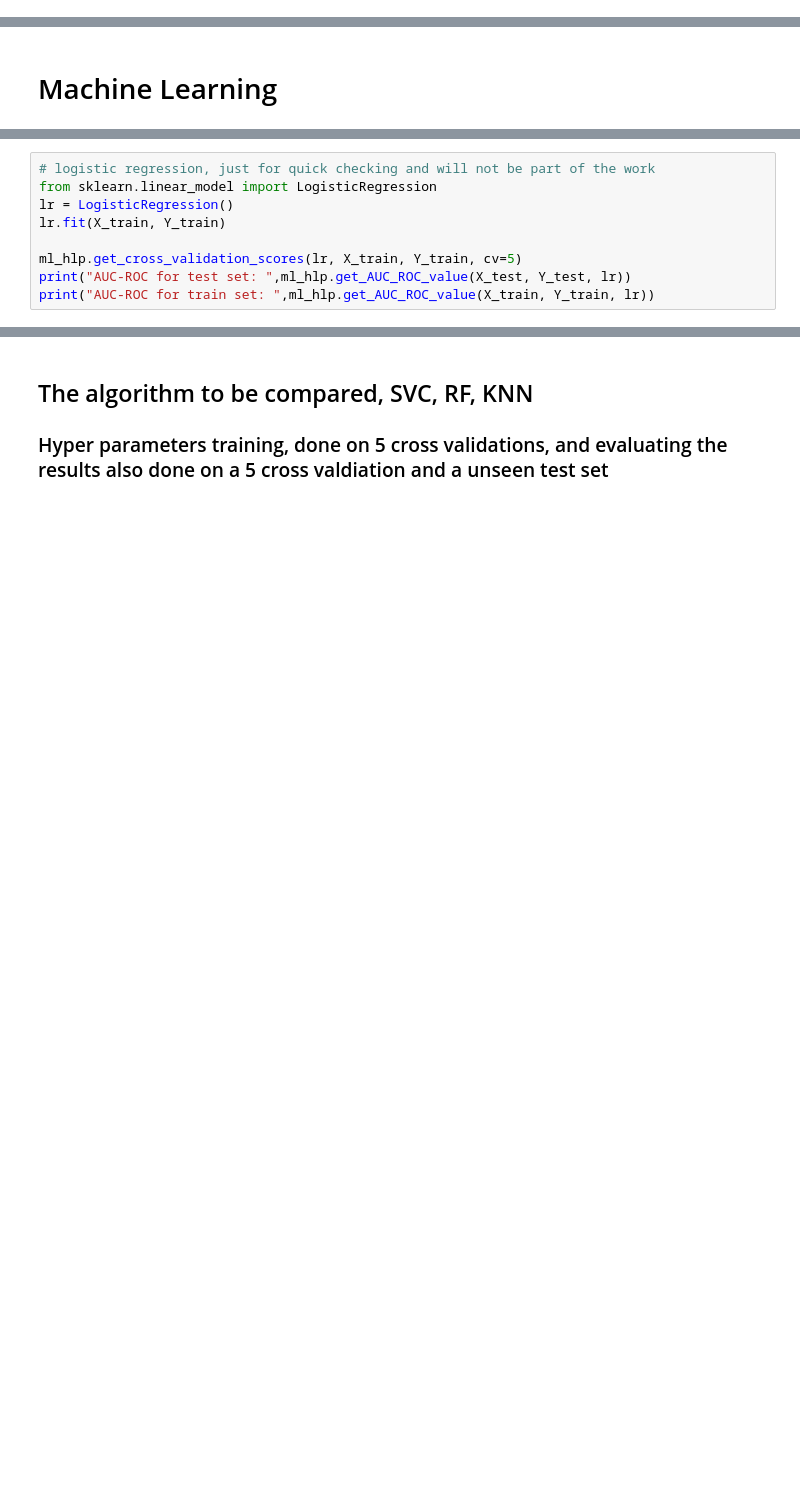
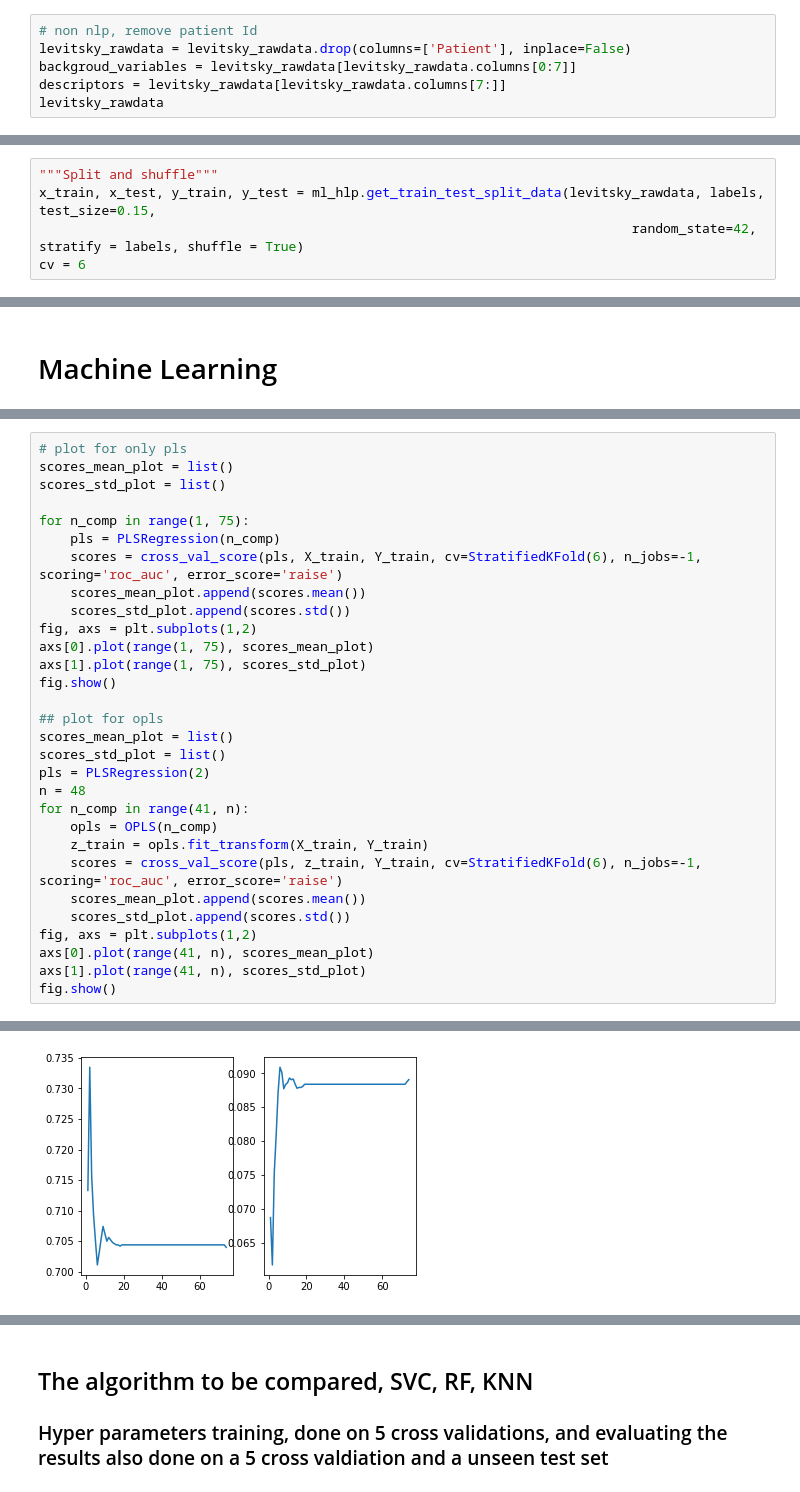
Before and after one commit to Ahmadsad/LungCancer, a Jupyter notebook: replikat_Easy_symptoms_features.ipynb, the cells around one changed output, grey strips where cells are left out. Drawn from its saved outputs; the diff is of its cells as text; blank space fills up the shorter version.

```diff
--- a/replikat_Easy_symptoms_features.ipynb
+++ b/replikat_Easy_symptoms_features.ipynb
@@ -31,0 +258,6 @@ main_dict = hlp.load_dict_from_json_file(dict_path)
+# %%
+# non nlp, remove patient Id
+levitsky_rawdata = levitsky_rawdata.drop(columns=['Patient'], inplace=False)
+backgroud_variables = levitsky_rawdata[levitsky_rawdata.columns[0:7]]
+descriptors = levitsky_rawdata[levitsky_rawdata.columns[7:]]
+levitsky_rawdata
@@ -150,0 +430,5 @@ print(top_feat)
+# %%
+"""Split and shuffle"""
+x_train, x_test, y_train, y_test = ml_hlp.get_train_test_split_data(levitsky_rawdata, labels, test_size=0.15,
+                                                                            random_state=42, stratify = labels, shuffle = True)
+cv = 6
@@ -169,9 +454,0 @@ from sklearn.utils.fixes import loguniform
-# %%
-# logistic regression, just for quick checking and will not be part of the work
-from sklearn.linear_model import LogisticRegression
-lr = LogisticRegression()
-lr.fit(X_train, Y_train)
-
-ml_hlp.get_cross_validation_scores(lr, X_train, Y_train, cv=5)
-print("AUC-ROC for test set: ",ml_hlp.get_AUC_ROC_value(X_test, Y_test, lr))
-print("AUC-ROC for train set: ",ml_hlp.get_AUC_ROC_value(X_train, Y_train, lr))
@@ -181,0 +464,31 @@ AUC-ROC for train set:  0.5596128170894527
+# %%
+# plot for only pls
+scores_mean_plot = list()
+scores_std_plot = list()
+
+for n_comp in range(1, 75):
+    pls = PLSRegression(n_comp)
+    scores = cross_val_score(pls, X_train, Y_train, cv=StratifiedKFold(6), n_jobs=-1, scoring='roc_auc', error_score='raise')
+    scores_mean_plot.append(scores.mean())
+    scores_std_plot.append(scores.std())
+fig, axs = plt.subplots(1,2)
+axs[0].plot(range(1, 75), scores_mean_plot)
+axs[1].plot(range(1, 75), scores_std_plot)
+fig.show()
+
+## plot for opls
+scores_mean_plot = list()
+scores_std_plot = list()
+pls = PLSRegression(2)
+n = 48
+for n_comp in range(41, n):
+    opls = OPLS(n_comp)
+    z_train = opls.fit_transform(X_train, Y_train)
+    scores = cross_val_score(pls, z_train, Y_train, cv=StratifiedKFold(6), n_jobs=-1, scoring='roc_auc', error_score='raise')
+    scores_mean_plot.append(scores.mean())
+    scores_std_plot.append(scores.std())
+fig, axs = plt.subplots(1,2)
+axs[0].plot(range(41, n), scores_mean_plot)
+axs[1].plot(range(41, n), scores_std_plot)
+fig.show()
+# %% [output]
@@ -181,0 +497 @@ AUC-ROC for train set:  0.5596128170894527
+[figure, added]
```
Also changed, not shown: parts of 63 cells of this notebook, 6 other files.
